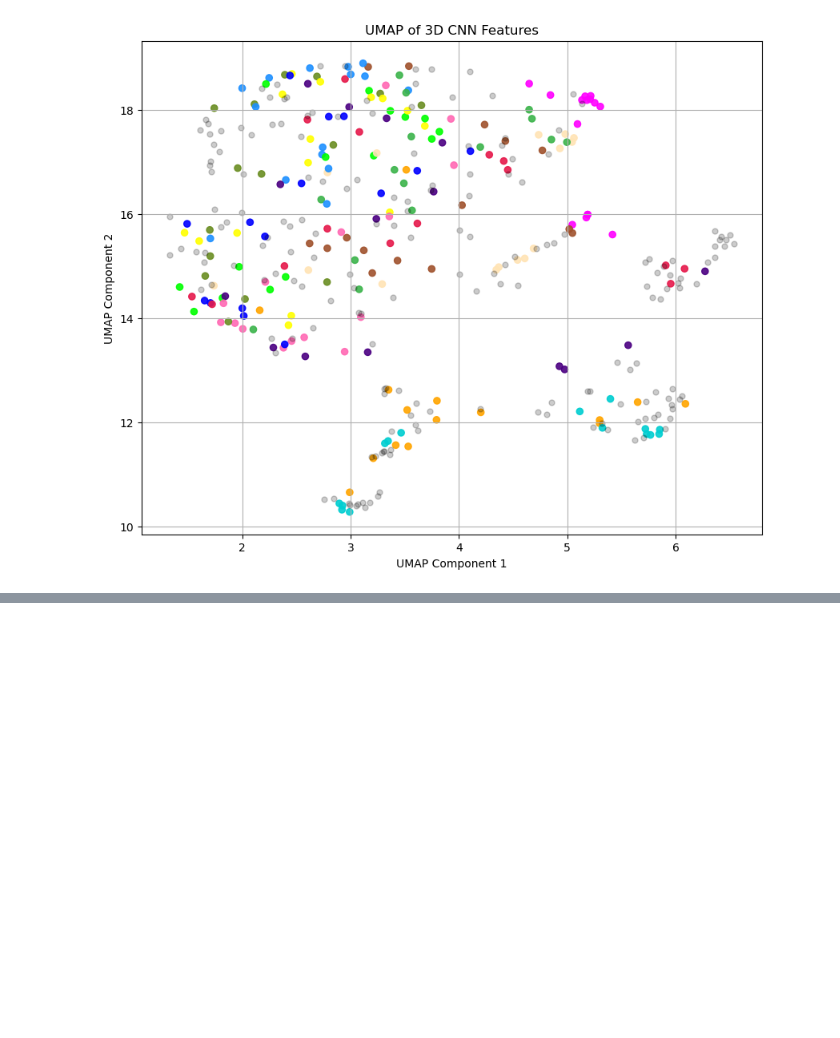
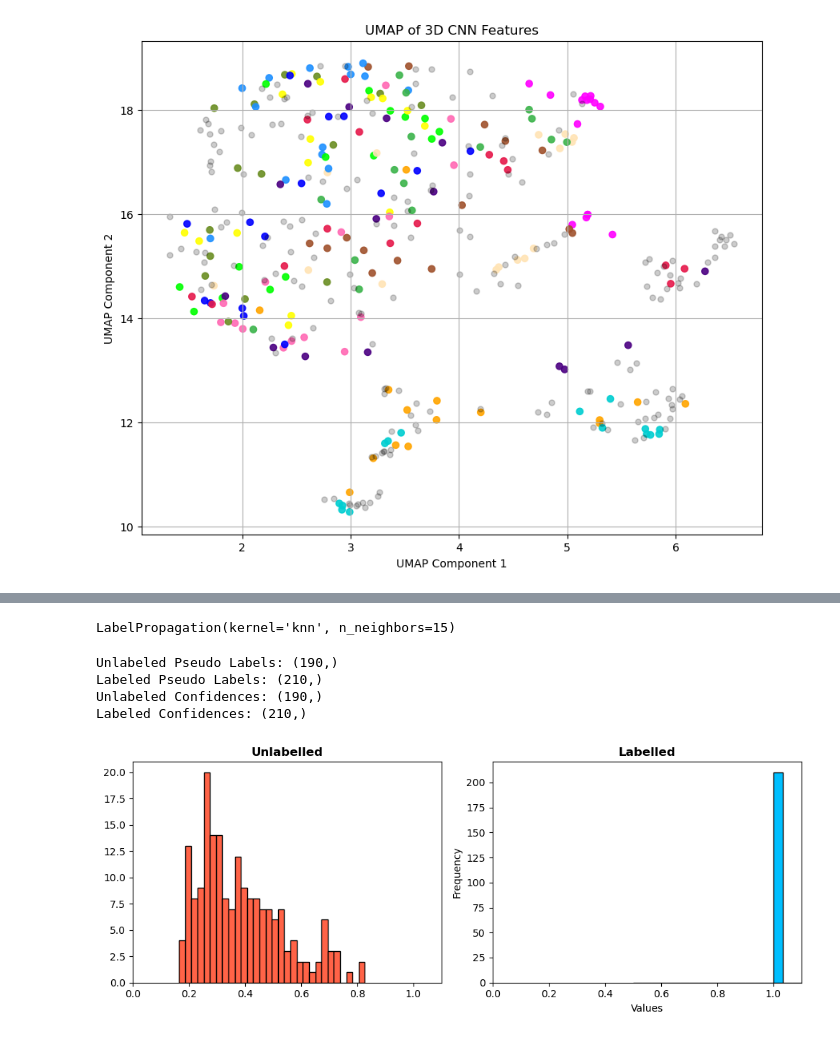
Before and after one commit to JarekJurek/foraminifera, a Jupyter notebook: src/feature_investigator.ipynb, the cells around one changed output, grey strips where cells are left out. Cells and saved outputs as stored; diff of their text form; code cells hidden in the pictures; blank space fills up the shorter version.

```diff
--- a/src/feature_investigator.ipynb
+++ b/src/feature_investigator.ipynb
@@ -239,0 +337,62 @@ plt.show()
+# %%
+# Create the graph: Nodes = all samples. Edges = similarity (e.g., k-NN with cosine or Euclidean distance
+# and fit the features
+
+# Fit label propagation
+label_prop = LabelPropagation(
+    kernel='knn',
+    n_neighbors=15,
+    max_iter=1000)
+
+label_prop.fit(X=volume_features, y=labels)
+# %% [output]
+LabelPropagation(kernel='knn', n_neighbors=15)
+# %%
+# Extract predicted labels and discern between already labelled and previously unlabelled
+
+# The .transduction_ attribute gives predicted labels for all input samples, including those that were already labeled
+# label_prop.transduction_          -> Final label for each point
+# label_prop.label_distributions_   -> Shape: (n_samples, n_classes), probability per each class
+
+unlabeled_mask = labels == -1
+labeled_mask = labels != -1
+
+# Get the indices of the initially unlabelled and labelled data points
+pseudo_labels_unlabeled = label_prop.transduction_[unlabeled_mask]
+pseudo_labels_labeled = label_prop.transduction_[labeled_mask]
+
+print(f"Unlabeled Pseudo Labels: {pseudo_labels_unlabeled.shape}")
+print(f"Labeled Pseudo Labels: {pseudo_labels_labeled.shape}")
+
+confidences_unlabeled = label_prop.label_distributions_[unlabeled_mask].max(axis=1)
+confidences_labeled = label_prop.label_distributions_[labeled_mask].max(axis=1)
+
+print(f"Unlabeled Confidences: {confidences_unlabeled.shape}")
+print(f"Labeled Confidences: {confidences_labeled.shape}")
+# %% [output]
+Unlabeled Pseudo Labels: (190,)
+Labeled Pseudo Labels: (210,)
+Unlabeled Confidences: (190,)
+Labeled Confidences: (210,)
+# %%
+# Plot the confidence score distributions based on the feature type
+
+fig, axes = plt.subplots(1, 2, figsize=(10, 4))
+
+# 1. New predictions (on the initially unlabeled dataset)
+axes[0].hist(confidences_unlabeled, bins=30, color='tomato', edgecolor='black')
+axes[0].set_xlim([0, 1.1])
+axes[0].set_title("Unlabelled", fontweight='bold')
+
+# 2. Already existing predictions
+axes[1].hist(confidences_labeled, bins=30, color='deepskyblue', edgecolor='black')
+axes[1].set_xlim([0, 1.1])
+axes[1].set_title("Labelled", fontweight='bold')
+
+# Adding labels and title
+plt.xlabel('Values')
+plt.ylabel('Frequency')
+plt.tight_layout()
+plt.show()
+# %% [output]
+[figure, added]
```
Also changed, not shown: parts of 18 cells of this notebook, 2 other files.
